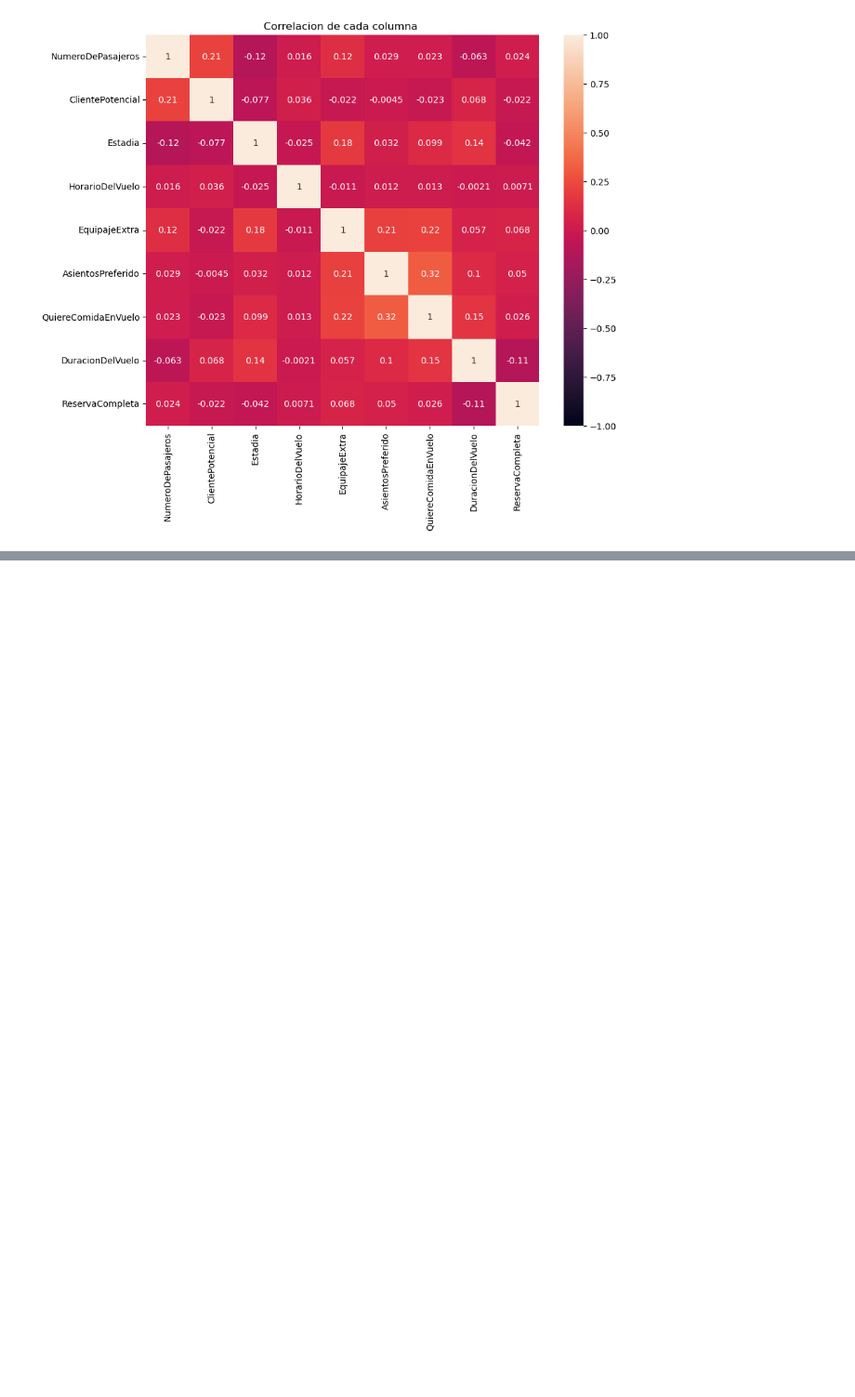
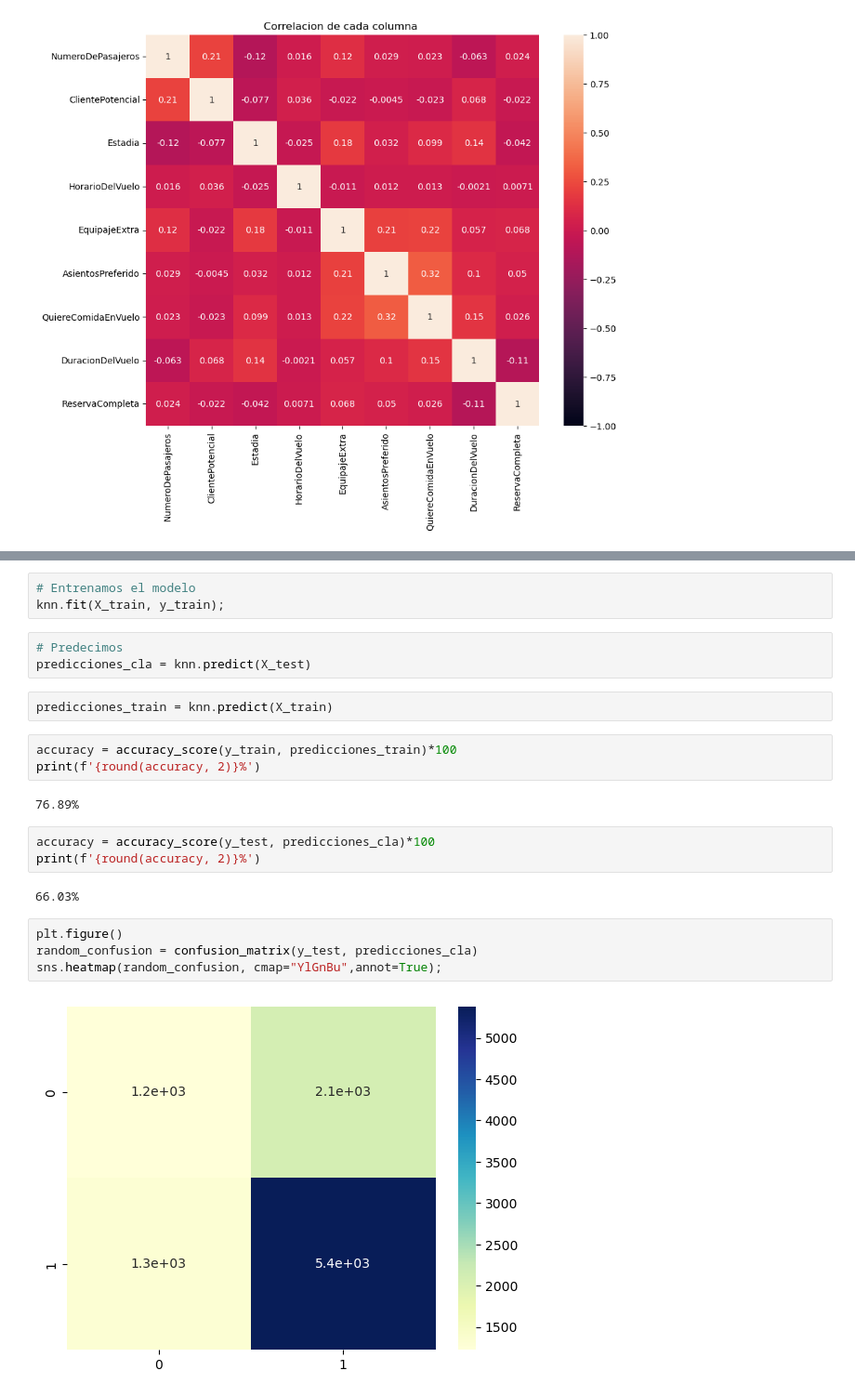
Before and after one commit to oxandaburu/3-Entrega-Grupo-8, a Jupyter notebook: Aprendisaje Supervisado Clasificacion.ipynb, the cells around one changed output, grey strips where cells are left out. Shown at 93% size. Drawn from its saved outputs; the diff is of its cells as text; blank space fills up the shorter version.

```diff
--- a/Aprendisaje Supervisado Clasificacion.ipynb
+++ b/Aprendisaje Supervisado Clasificacion.ipynb
@@ -667,0 +578,24 @@ sns.heatmap(random_confusion, cmap="YlGnBu",annot=True);
+# %%
+# Entrenamos el modelo
+knn.fit(X_train, y_train);
+# %%
+# Predecimos
+predicciones_cla = knn.predict(X_test)
+# %%
+predicciones_train = knn.predict(X_train)
+# %%
+accuracy = accuracy_score(y_train, predicciones_train)*100
+print(f'{round(accuracy, 2)}%')
+# %% [output]
+76.89%
+# %%
+accuracy = accuracy_score(y_test, predicciones_cla)*100
+print(f'{round(accuracy, 2)}%')
+# %% [output]
+66.03%
+# %%
+plt.figure()
+random_confusion = confusion_matrix(y_test, predicciones_cla)
+sns.heatmap(random_confusion, cmap="YlGnBu",annot=True);
+# %% [output]
+[figure, added]
```
Also changed, not shown: parts of 113 cells of this notebook.
